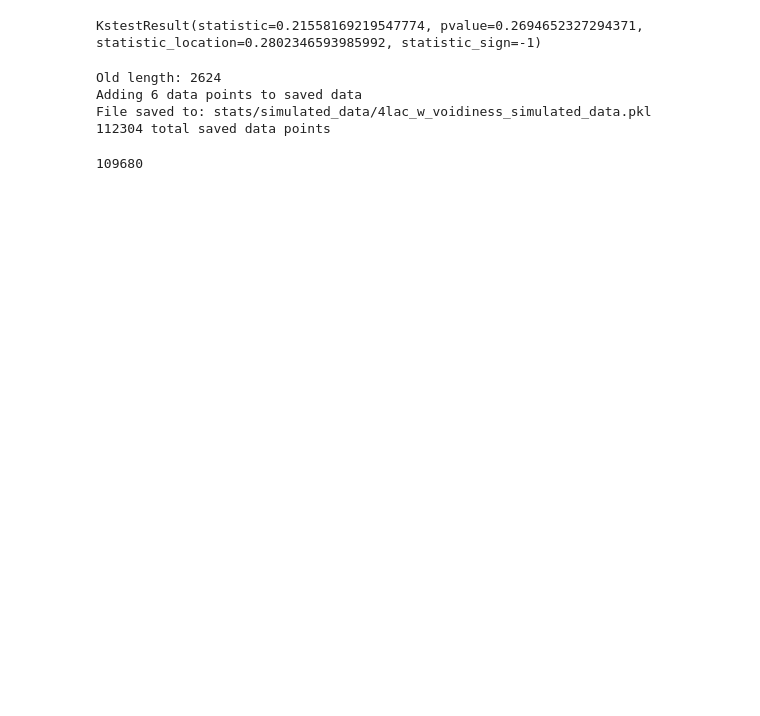
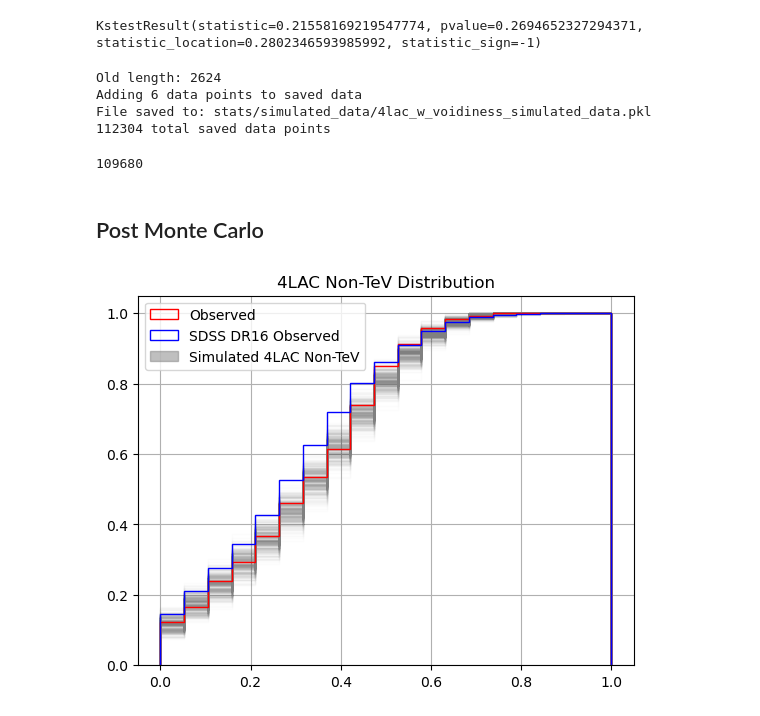
Before and after one commit to Cranberry-Juice/GRS-V, a Jupyter notebook: stat_test.ipynb, the cells around one changed output. Saved outputs shown, nothing was run; the diff lists cells and outputs as text; code cells hidden in the pictures; blank space fills up the shorter version.

```diff
--- a/stat_test.ipynb
+++ b/stat_test.ipynb
@@ -319,3 +233,5 @@ File saved to: stats/simulated_data/4lac_w_voidiness_simulated_data.pkl
 112304-2624
 # %% [output]
 109680
+# %% [markdown]
+## Post Monte Carlo
@@ -321,0 +248,44 @@ File saved to: stats/simulated_data/4lac_w_voidiness_simulated_data.pkl
+# %%
+def ret_sim_bin_heights(mc_vals, n_galxy, binning,cuml_flag):
+    """Returns the bin heights and plots them"""
+    sim_bin_heights = []
+    for i in range(int(len(mc_vals)/n_galxy)):
+        temp = plt.hist([mc_vals[i*n_galxy:n_galxy*(i+1)]],
+                            bins = binning,
+                            density=True,
+                            stacked = False,
+                            histtype='step', #label=f'Monte Carlo n = {len(mc_vals)}',
+                            cumulative=cuml_flag, alpha=0.02, color='0.5')
+        sim_bin_heights.append(temp[0])
+    return sim_bin_heights
+# %%
+binning = np.linspace(0,1,20)
+cuml_flag = True
+nonTev_bin_heights = ret_sim_bin_heights(mc_nontev, len(four_lac[np.isnan(four_lac.TeVflag)]), binning, cuml_flag)
+plt.hist([four_lac.Voidiness[np.isnan(four_lac.TeVflag)]],
+                            bins = binning,
+                            density=True,
+                            stacked = False,
+                            histtype='step', label="Observed",
+                            cumulative=cuml_flag, color='red')
+plt.hist([sdss_dr16.Voidiness],
+                            bins = binning,
+                            density=True,
+                            stacked = False,
+                            histtype='step', label="SDSS DR16 Observed",
+                            cumulative=cuml_flag, color='blue')
+
+# Add the greay patches to the legend
+grey_patch = mpatches.Patch(color='grey', alpha = 0.5, label='Simulated 4LAC Non-TeV')
+handles, labels = plt.gca().get_legend_handles_labels()
+handles.append(grey_patch)
+labels.append('Simulated 4LAC Non-TeV')
+
+plt.legend(handles=handles, labels=labels)
+
+plt.title('4LAC Non-TeV Distribution')
+plt.ylabel("Emperical Cumulative Distribution Function")
+plt.xlabel("Voidiness")
+plt.grid()
+# %% [output]
+[figure, added]
```
Also changed, not shown: parts of 18 cells of this notebook.
